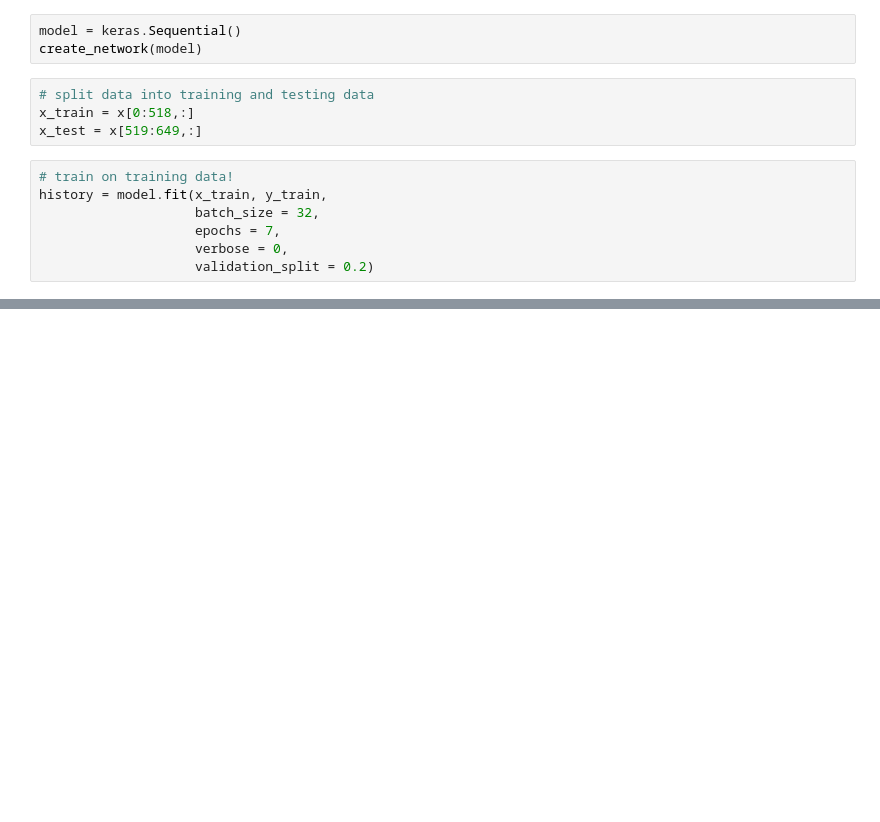
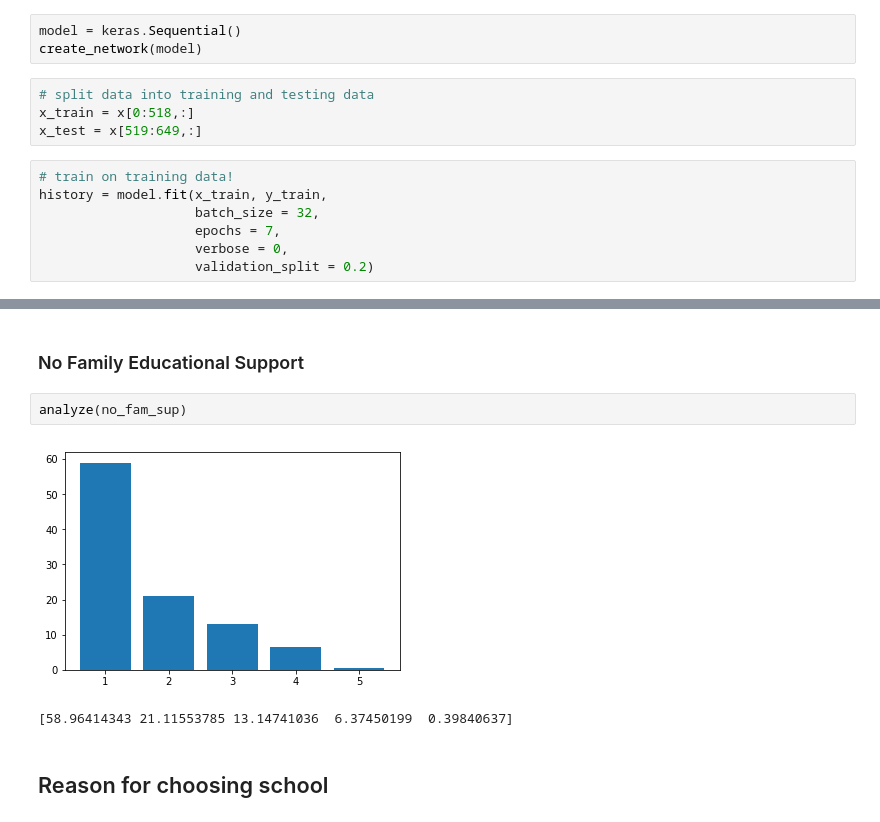
Before and after one commit to CSCI4850/S19-team3-project, a Jupyter notebook: LSTM1.ipynb, the cells around one changed output, grey strips where cells are left out. Drawn from its saved outputs; the diff is of its cells as text; blank space fills up the shorter version.

```diff
--- a/LSTM1.ipynb
+++ b/LSTM1.ipynb
@@ -2393,0 +2257,9 @@ plt.show()
+# %% [markdown]
+### No Family Educational Support
+# %%
+analyze(no_fam_sup)
+# %% [output]
+[figure, added]
+[58.96414343 21.11553785 13.14741036  6.37450199  0.39840637]
+# %% [markdown]
+## Reason for choosing school
```
Also changed, not shown: parts of 131 cells of this notebook.
